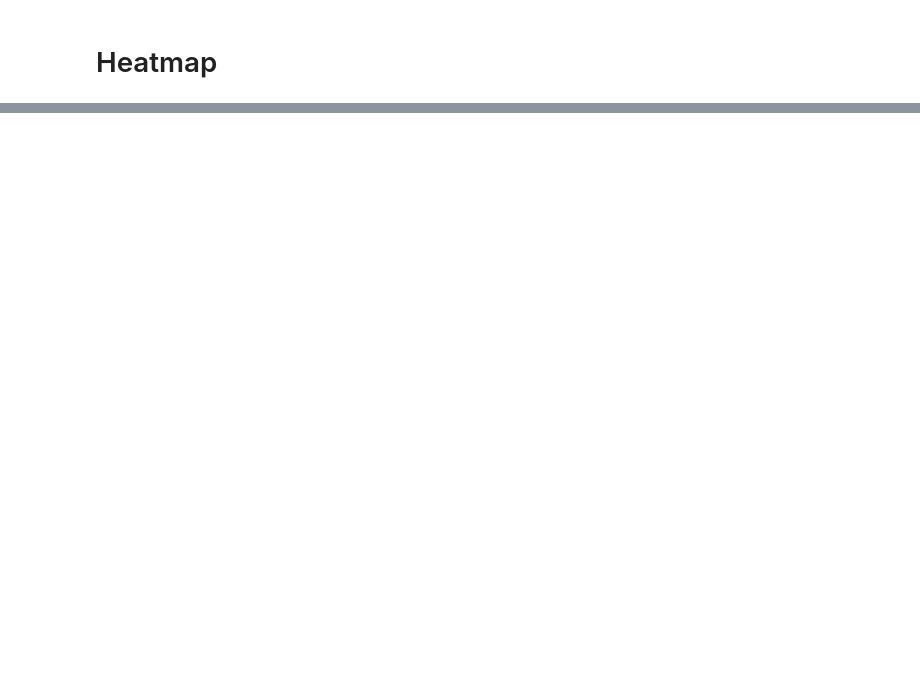
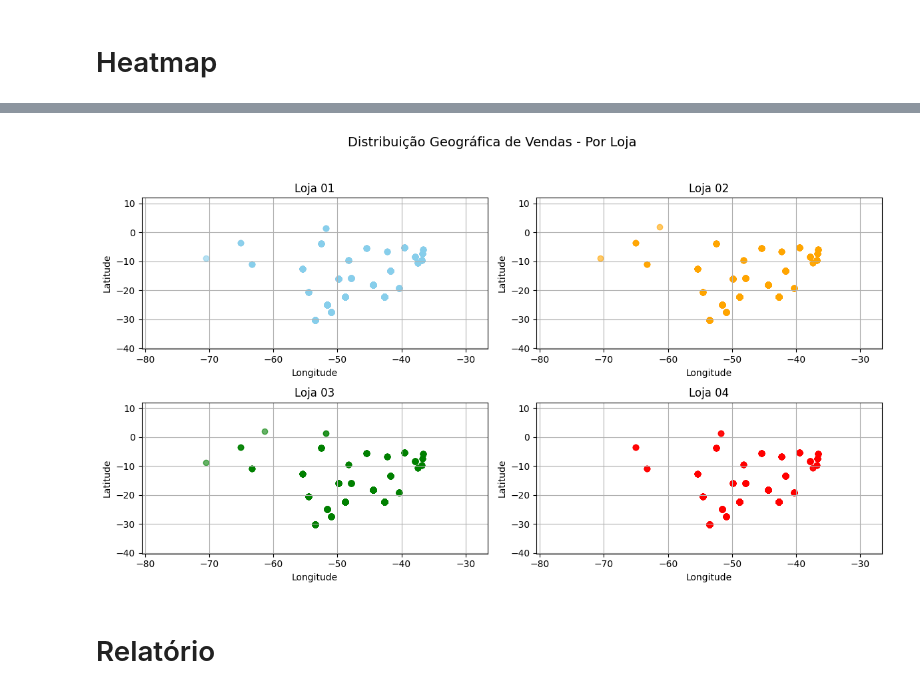
Before and after one commit to ElsCorporation/ChallengeAlluraStore, a Jupyter notebook: AluraStoreBrEdinhoLima.ipynb, the cells around one changed output, grey strips where cells are left out. Saved outputs shown, nothing was run; the diff lists cells and outputs as text; code cells hidden in the pictures; blank space fills up the shorter version.

```diff
--- a/AluraStoreBrEdinhoLima.ipynb
+++ b/AluraStoreBrEdinhoLima.ipynb
@@ -315,0 +358,40 @@ plt.show()
+# %%
+import matplotlib.pyplot as plt
+
+lojas = {
+    'Loja 01': {'df': loja, 'cor': 'skyblue'},
+    'Loja 02': {'df': loja2, 'cor': 'orange'},
+    'Loja 03': {'df': loja3, 'cor': 'green'},
+    'Loja 04': {'df': loja4, 'cor': 'red'}
+}
+
+min_lon = min([l['df']['lon'].min() for l in lojas.values()]) - 10
+max_lon = max([l['df']['lon'].max() for l in lojas.values()]) + 10
+min_lat = min([l['df']['lat'].min() for l in lojas.values()]) - 10
+max_lat = max([l['df']['lat'].max() for l in lojas.values()]) + 10
+
+fig, axes = plt.subplots(2, 2, figsize=(12, 7))
+axes = axes.flatten()
+
+for i, (nome, dados) in enumerate(lojas.items()):
+    ax = axes[i]
+    df = dados['df']
+    cor = dados['cor']
+
+    ax.scatter(df['lon'], df['lat'], alpha=0.6, label=nome, color=cor)
+    ax.set_xlim(min_lon, max_lon)
+    ax.set_ylim(min_lat, max_lat)
+    ax.set_title(nome)
+    ax.set_xlabel('Longitude')
+    ax.set_ylabel('Latitude')
+    ax.grid(True)
+    #ax.legend()
+
+plt.suptitle('Distribuição Geográfica de Vendas - Por Loja', fontsize=14)
+plt.tight_layout(rect=[0, 0, 1, 0.95])
+plt.savefig('imagem.png')
+plt.show()
+# %% [output]
+[figure, added]
+# %% [markdown]
+# Relatório
```
Also changed, not shown: parts of 4 cells of this notebook.
